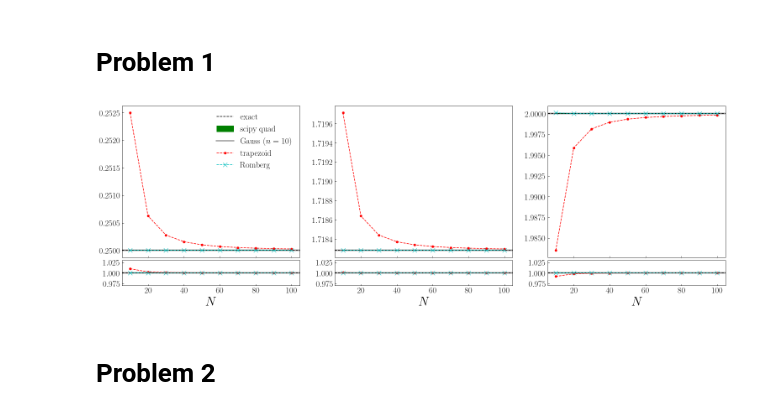
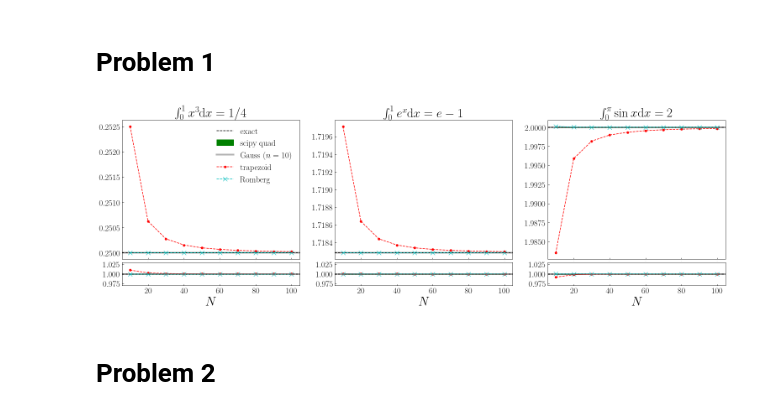
Before and after one commit to rwhitehill/CP-PHYS811-F24, a Jupyter notebook: HW3/main.ipynb, the cells around one changed output. Drawn from its saved outputs; the diff is of its cells as text; code cells hidden in the pictures.

```diff
--- a/HW3/main.ipynb
+++ b/HW3/main.ipynb
@@ -51,33 +51,39 @@ for i in sets:
 # %%
 nrows,ncols = 2,3
 fig,ax = plt.subplots(nrows=nrows,ncols=ncols,figsize=(7*ncols,7),gridspec_kw={'height_ratios': [6,1]})
 
+labels = [
+    r'$\int_{0}^{1} x^3 {\rm d}{x} = 1/4$',
+    r'$\int_{0}^{1} e^{x} {\rm d}{x} = e-1$',
+    r'$\int_{0}^{\pi} \sin{x} {\rm d}{x} = 2$'
+]
 for i in results:
+    ax[0][i-1].set_title(labels[i-1],size=30)
     ax[0][i-1].axhline(y=results[i]['exact'],color='k',ls='--',label=r'$\rm exact$')
     ax[0][i-1].fill_between(N,results[i]['scipy_v']+results[i]['scipy_e'],results[i]['scipy_v']-results[i]['scipy_e'],color='g',label=r'$\rm scipy~quad$')
     ax[0][i-1].axhline(y=results[i]['gauss'],color='k',alpha=0.3,lw=4,label=r'${\rm Gauss}~(n=10)$')
     ax[0][i-1].plot(N,results[i]['trap'],color='r',ls='--',marker='.',markersize=10,label=r'$\rm trapezoid$')
     ax[0][i-1].plot(N,results[i]['rom'],color='c',ls='--',marker='x',markersize=10,label=r'$\rm Romberg$')
 
     ax[1][i-1].axhline(y=1,color='k',ls='--',label=r'$\rm exact$')
     ax[1][i-1].fill_between(N,(results[i]['scipy_v']+results[i]['scipy_e'])/results[i]['exact'],(results[i]['scipy_v']-results[i]['scipy_e'])/results[i]['exact'],color='g')
     ax[1][i-1].axhline(y=results[i]['gauss']/results[i]['exact'],color='k',alpha=0.3,lw=4)
     ax[1][i-1].plot(N,results[i]['trap']/results[i]['exact'],color='r',ls='--',marker='.',markersize=10)
     ax[1][i-1].plot(N,results[i]['rom']/results[i]['exact'],color='c',ls='--',marker='x',markersize=10)
 
     ax[1][i-1].set_xlabel(r'$N$',size=30)
     ax[1][i-1].set_ylim(0.97,1.03)
     for j in range(2):
         ax[j][i-1].tick_params(axis='both',which='major',direction='in',labelsize=20)
     ax[0][i-1].tick_params(axis='x',which='major',direction='in',labelsize=0)
 
 ax[0][0].legend(fontsize=20,loc='upper right',frameon=False)
 
 fig.tight_layout(h_pad=0,w_pad=2)
 plt.show()
-# fig.savefig(r'prob1.pdf',bbox_inches='tight')
+fig.savefig(r'prob1.pdf',bbox_inches='tight')
 # %% [output]
-[figure, old version]
+[figure, new version]
 # %% [markdown]
 # Problem 2
 # %%
```
Also changed, not shown: parts of 6 cells of this notebook, 16 other files.
